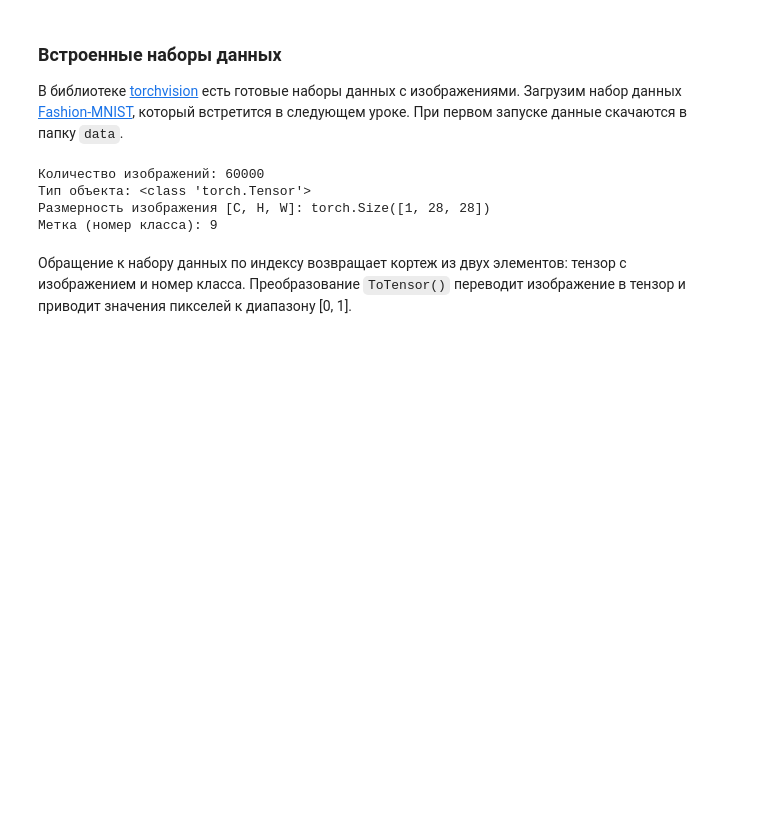
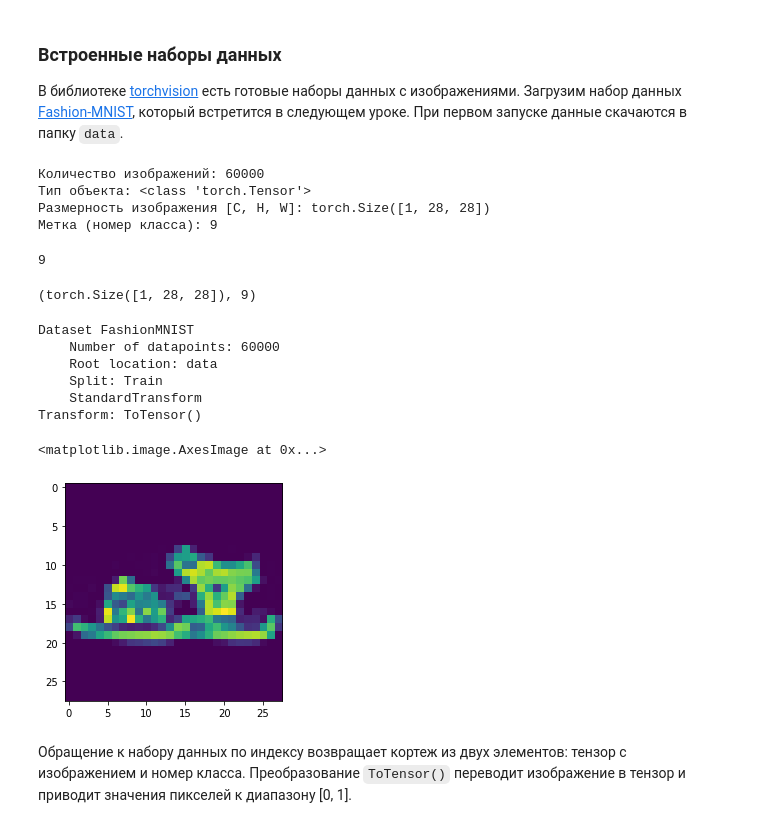
Before and after one commit to kirilman/dlpython_course, a Jupyter notebook: 00_pytorch_basics/pytorch_basics.ipynb, the cells around one changed output. Cells and saved outputs as stored; diff of their text form; code cells hidden in the pictures; blank space fills up the shorter version.

```diff
--- a/00_pytorch_basics/pytorch_basics.ipynb
+++ b/00_pytorch_basics/pytorch_basics.ipynb
@@ -447,6 +534,31 @@ print("Метка (номер класса):", label)
 Тип объекта: <class 'torch.Tensor'>
 Размерность изображения [C, H, W]: torch.Size([1, 28, 28])
 Метка (номер класса): 9
+# %%
+label
+# %% [output]
+9
+# %%
+image, label = training_data[0]
+image.shape, label
+# %% [output]
+(torch.Size([1, 28, 28]), 9)
+# %%
+training_data.
+# %% [output]
+Dataset FashionMNIST
+    Number of datapoints: 60000
+    Root location: data
+    Split: Train
+    StandardTransform
+Transform: ToTensor()
+# %%
+image, label = training_data[121]
+image.shape
+plt.imshow(image[0])
+# %% [output]
+<matplotlib.image.AxesImage at 0x...>
+[figure, added]
 # %% [markdown]
 Обращение к набору данных по индексу возвращает кортеж из двух элементов: тензор с изображением и номер класса. Преобразование `ToTensor()` переводит изображение в тензор и приводит значения пикселей к диапазону [0, 1].
 # %% [markdown]
```
Also changed, not shown: parts of 39 cells of this notebook, 1 other file.
